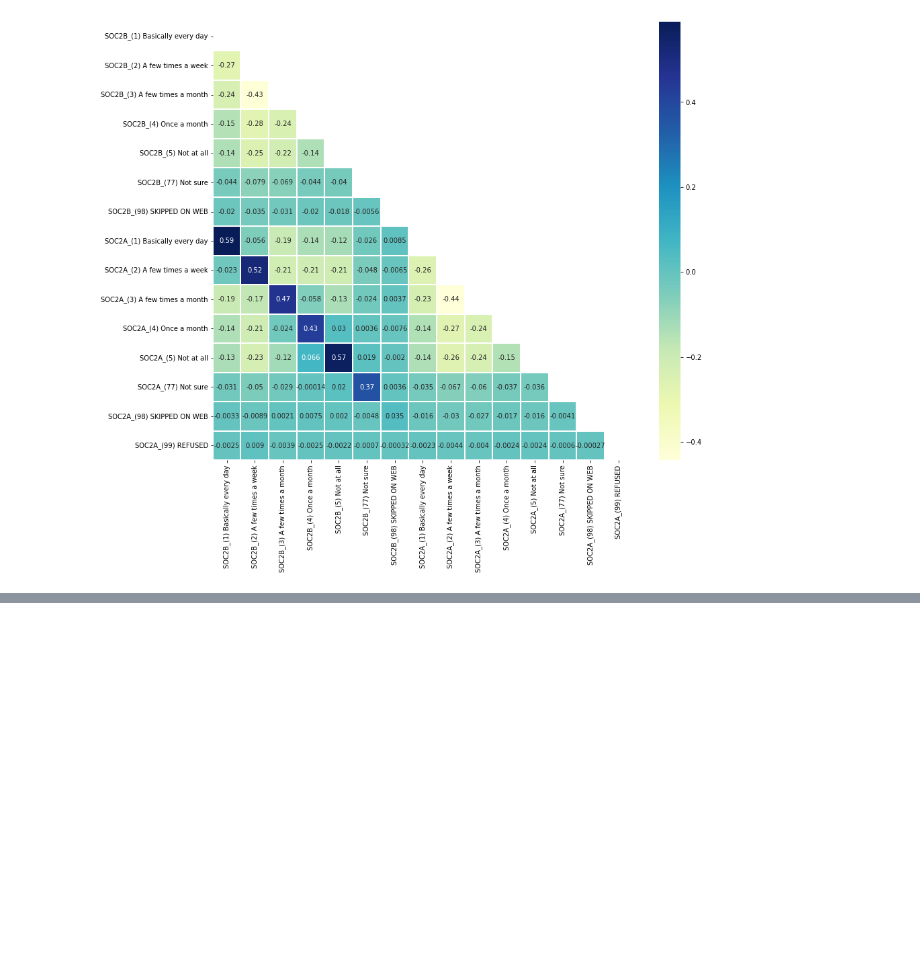
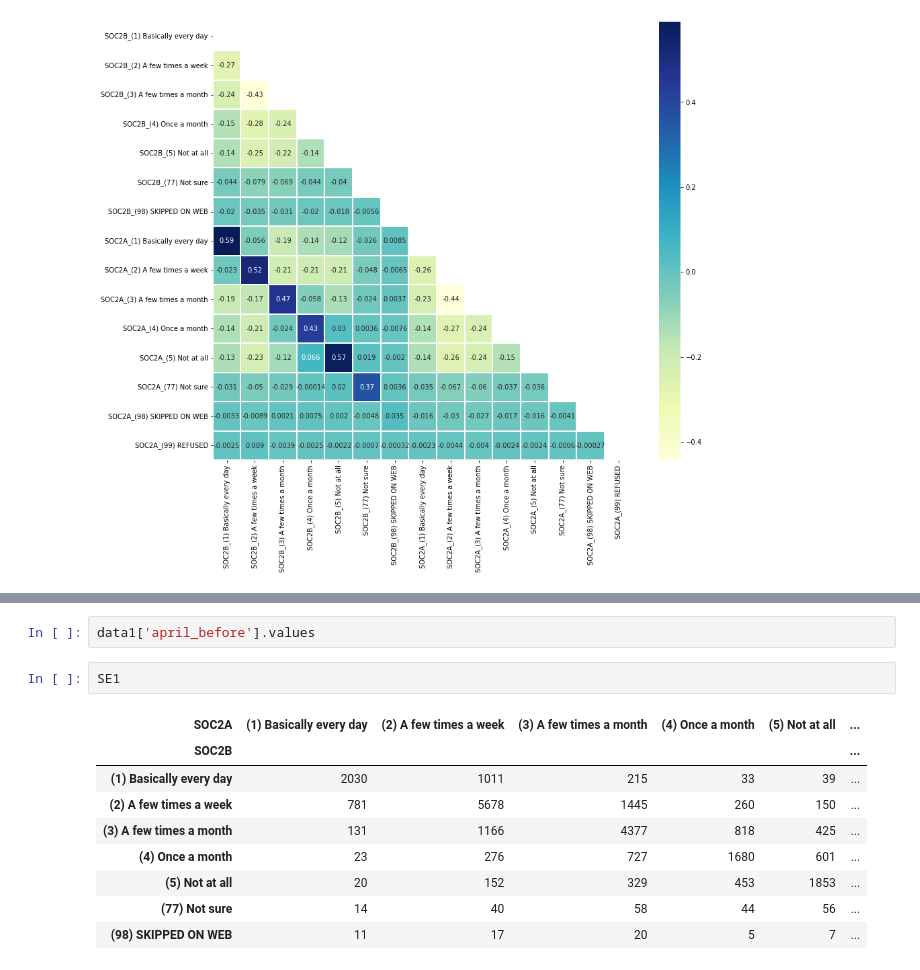
Before and after one commit to meisamasgri/Covid19AndMentalHealth, a Jupyter notebook: Statistical Experiments.ipynb, the cells around one changed output, grey strips where cells are left out. Cells and saved outputs as stored; diff of their text form; blank space fills up the shorter version.

```diff
--- a/Statistical Experiments.ipynb
+++ b/Statistical Experiments.ipynb
@@ -186,0 +230,14 @@ KeyboardInterrupt
+# %%
+data1['april_before'].values
+# %%
+SE1
+# %% [output]
+| SOC2A | (1) Basically every day | (2) A few times a week | (3) A few times a month | (4) Once a month | (5) Not at all | ... |
+| SOC2B |  |  |  |  |  | ... |
+| (1) Basically every day | 2030 | 1011 | 215 | 33 | 39 | ... |
+| (2) A few times a week | 781 | 5678 | 1445 | 260 | 150 | ... |
+| (3) A few times a month | 131 | 1166 | 4377 | 818 | 425 | ... |
+| (4) Once a month | 23 | 276 | 727 | 1680 | 601 | ... |
+| (5) Not at all | 20 | 152 | 329 | 453 | 1853 | ... |
+| (77) Not sure | 14 | 40 | 58 | 44 | 56 | ... |
+| (98) SKIPPED ON WEB | 11 | 17 | 20 | 5 | 7 | ... |
```
Also changed, not shown: parts of 6 cells of this notebook, 1 other file.
